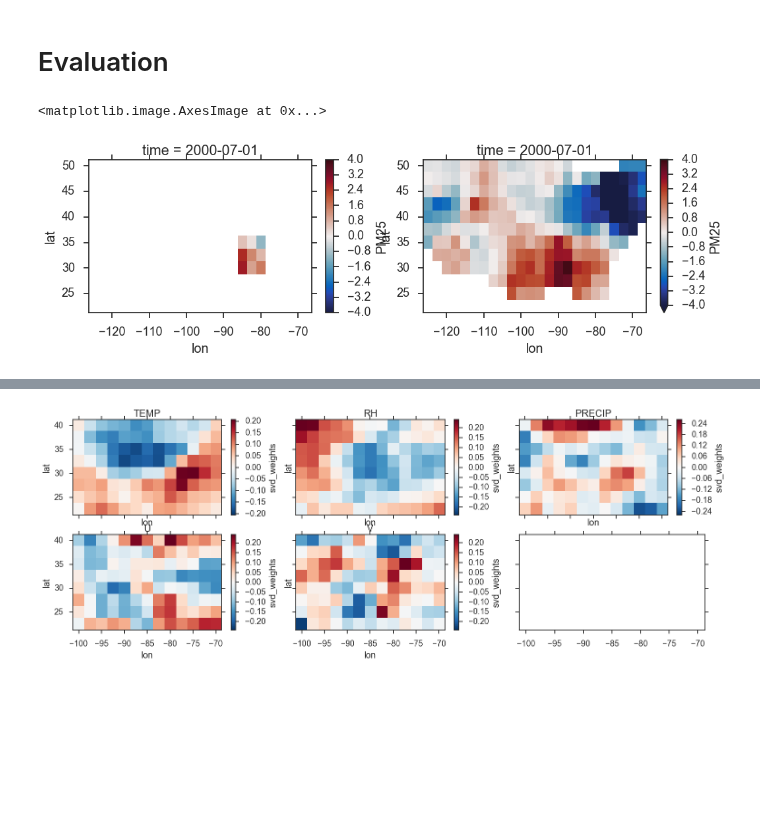
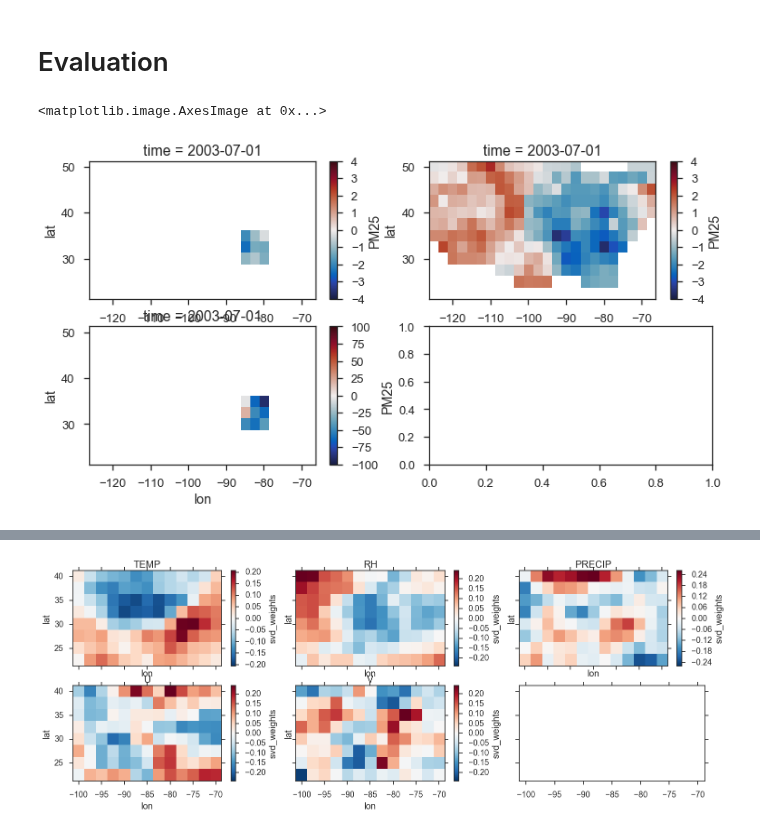
Before and after one commit to darothen/stat_pm25, a Jupyter notebook: notebooks/03_model_improvements.ipynb, the cells around one changed output, grey strips where cells are left out. Saved outputs shown, nothing was run; the diff lists cells and outputs as text; code cells hidden in the pictures; blank space fills up the shorter version.

```diff
--- a/notebooks/03_model_improvements.ipynb
+++ b/notebooks/03_model_improvements.ipynb
@@ -1661,16 +1664,18 @@ model.fit()
 _res = model.predict(data)
 # %%
 import cmocean
-fig, axs = plt.subplots(1, 2, figsize=(12, 3))
+fig, axs = plt.subplots(2, 2, figsize=(12, 6))
 axs = axs.ravel()
 
-ti = 3*(2) -1
+ti = 3*(5) -1
 kwargs = dict(vmin=-4., vmax=4., cmap=cmocean.cm.balance)
 _res.isel(time=ti)['PM25'].plot.imshow(ax=axs[0], **kwargs)
 model.data.isel(time=ti)['PM25'].plot.imshow(ax=axs[1], **kwargs)
+(100*(_res - model.data)/model.data).isel(time=ti)['PM25'].plot.imshow(
+    ax=axs[2], vmin=-100, vmax=100, cmap=cmocean.cm.balance)
 # %% [output]
 <matplotlib.image.AxesImage at 0x...>
-[figure, old version]
+[figure, new version]
 # %%
 _rsq = _res.copy().isel(time=0)['PM25'] * np.nan
 _rsq.name = 'r2'
```
Also changed, not shown: parts of 8 cells of this notebook, 4 other files.
